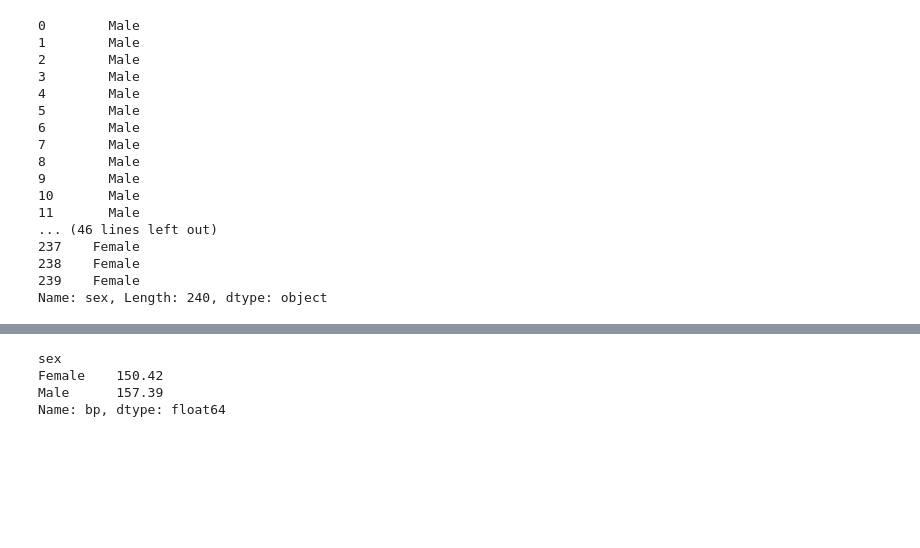
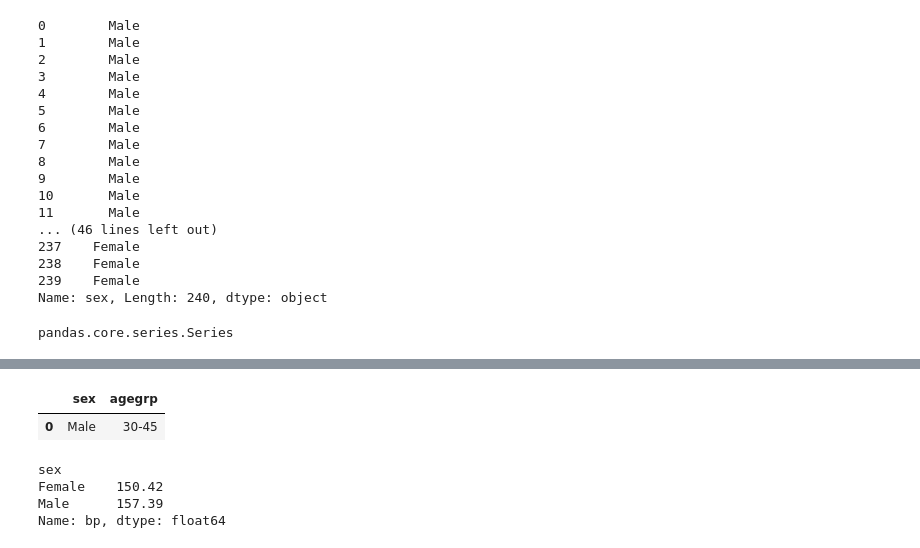
Before and after one commit to stemds2017/stemds2017, a Jupyter notebook: SampleCode.ipynb, the cells around one changed output, grey strips where cells are left out. Cells and saved outputs as stored; diff of their text form; code cells hidden in the pictures; blank space fills up the shorter version.

Commit message:
Add files via upload
Added series

```diff
--- a/SampleCode.ipynb
+++ b/SampleCode.ipynb
@@ -222,6 +237,10 @@ bpdat['sex']
 238    Female
 239    Female
 Name: sex, Length: 240, dtype: object
+# %%
+type(bpdat['sex'])
+# %% [output]
+pandas.core.series.Series
 # %%
-bpdat.iloc[0:1,1:2]
+bpdat.iloc[0:1,1:3]
 # %% [output]
@@ -229,3 +247,5 @@ SyntaxError: invalid syntax (<ipython-input-50-cd32aba5f423>, line 1)
+|  | sex | agegrp |
+| 0 | Male | 30-45 |
 # %%
 # summarize by diferent factors
 pd.set_option('precision', 2)
```
Also changed, not shown: parts of 5 cells of this notebook.
